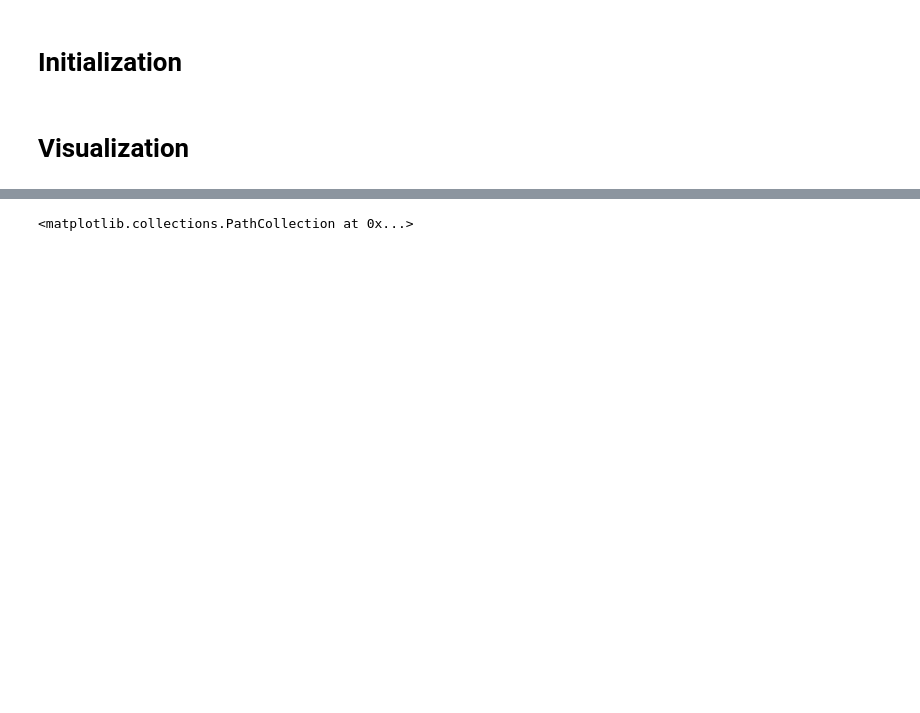
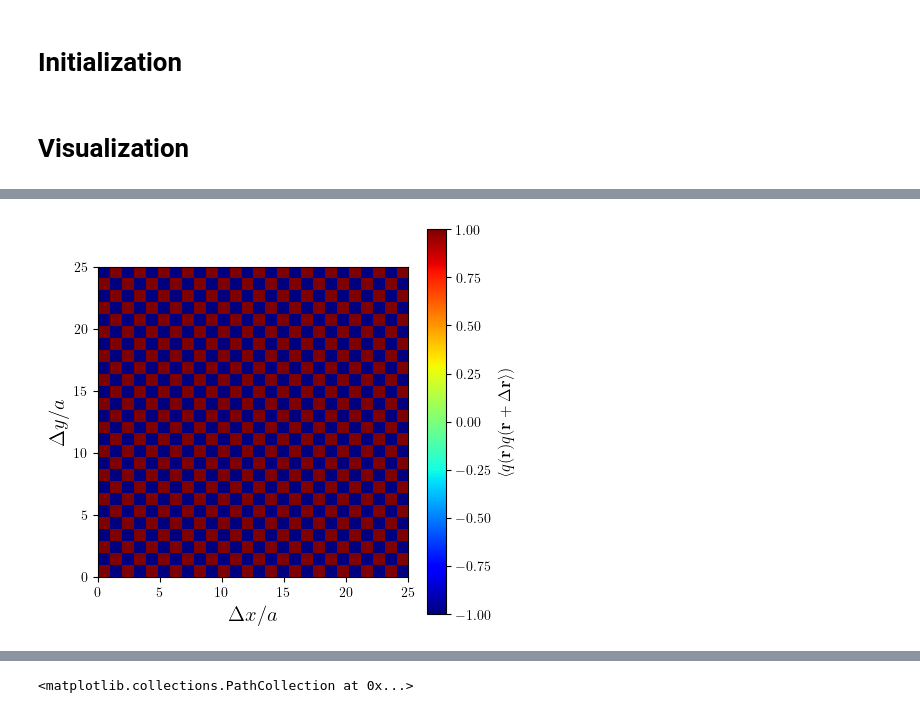
Before and after one commit to leogabac/stuckgs, a Jupyter notebook: src/af2_degeneracy.ipynb, the cells around one changed output, grey strips where cells are left out. Cells and saved outputs as stored; diff of their text form; code cells hidden in the pictures; blank space fills up the shorter version.

```diff
--- a/src/af2_degeneracy.ipynb
+++ b/src/af2_degeneracy.ipynb
@@ -116,0 +168,30 @@ plt.show()
+# %%
+def quick_transform(corr_data):
+    corr_data[:,0] = corr_data[:,0] / np.max(corr_data[:,0])
+    corr_data[:,[1,2]] = np.abs(corr_data[:,[1,2]])
+    df = pd.DataFrame(corr_data,columns=['corr','dax','day'])
+    return df
+# %%
+preloaded_pairs = np.array([ [i,j] for i in range(N**2) for j in range(i,N**2) ])
+corr_data = mc.charge_correlations(fcharge,fvertices,preloaded_pairs, N, a.magnitude)
+corr = quick_transform(corr_data).round(5)
+# %%
+max_csize = int(N/2 + 1)
+# %%
+av_corr = np.zeros((max_csize,max_csize))
+
+for dax,dfax in corr.groupby('dax'):
+    for day,dfaxy in dfax.groupby('day'):
+        av_corr[int(dax), int(day)] = dfaxy['corr'].mean()
+# %%
+edge = N/2
+fig, ax = plt.subplots(figsize=(5,5))
+image = ax.imshow(av_corr, cmap='jet' ,origin='lower',extent=[0,edge,0,edge])
+ax.set_xlabel(r"$\Delta x /a$", fontsize=15)
+ax.set_ylabel(r"$\Delta y /a$", fontsize=15)
+cbar = fig.colorbar(image)
+cbar.set_label(label=r'$\langle q(\mathbf{r})q(\mathbf{r} + \Delta \mathbf{r} \rangle)$', size='large')
+
+plt.show()
+# %% [output]
+[figure, added]
```
Also changed, not shown: parts of 22 cells of this notebook, 9 other files.
